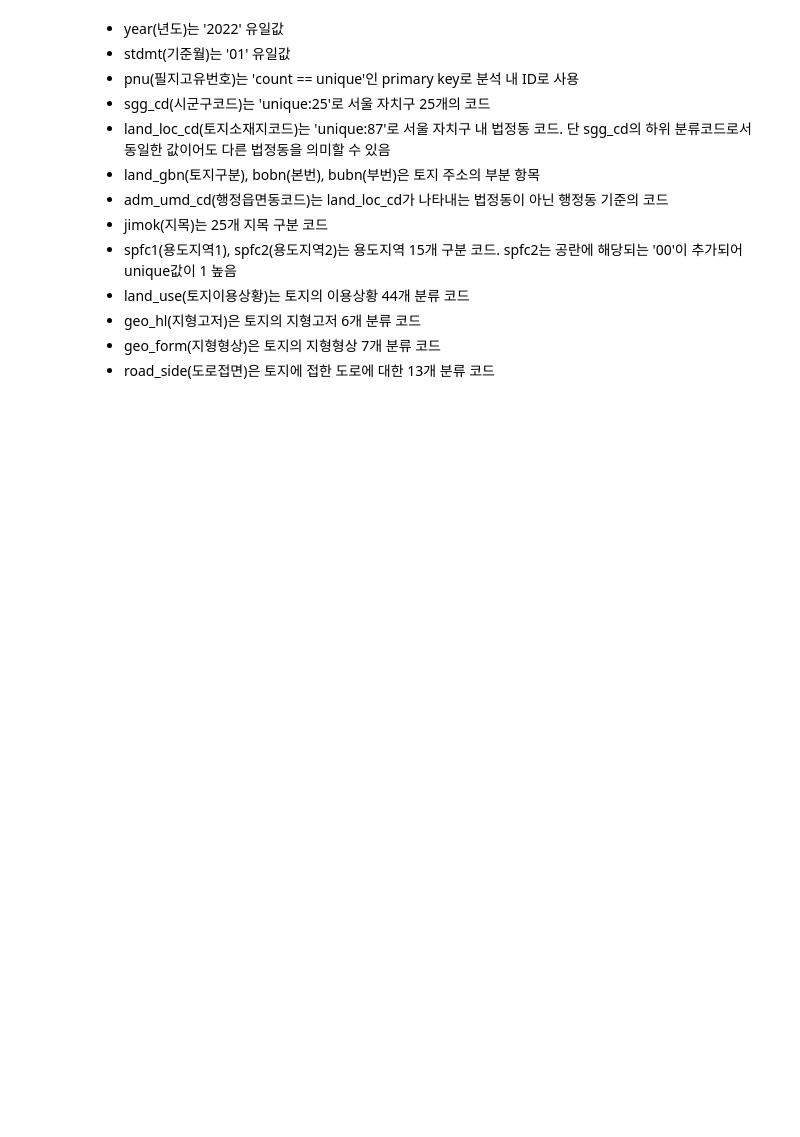
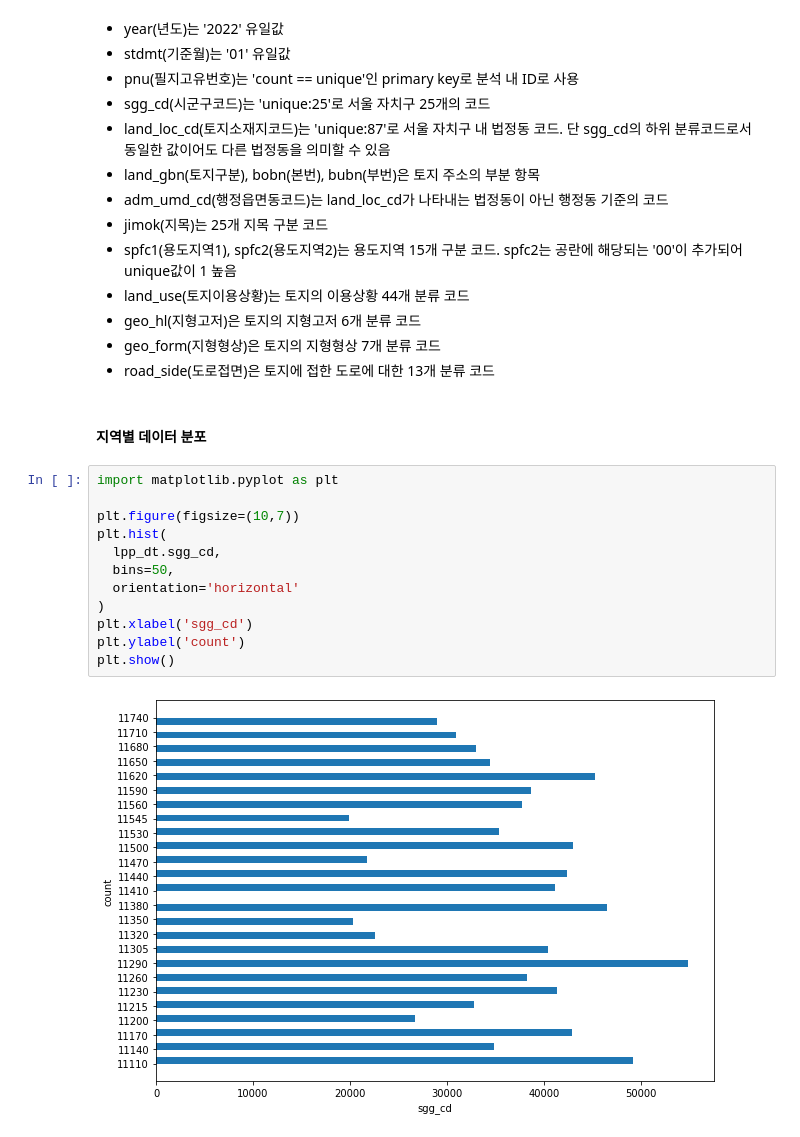
Before and after one commit to Bob-Cheol/bobtory, a Jupyter notebook: study/HongongMachine/2nd_study/2-3. 데이터 확인하기.ipynb, the cells around one changed output. Drawn from its saved outputs; the diff is of its cells as text; blank space fills up the shorter version.

```diff
--- a/study/HongongMachine/2nd_study/2-3. 데이터 확인하기.ipynb
+++ b/study/HongongMachine/2nd_study/2-3. 데이터 확인하기.ipynb
@@ -143,3 +143,19 @@ Deprecated in NumPy 1.20; for more details and guidance: https://numpy.org/devdo
 - geo_hl(지형고저)은 토지의 지형고저 6개 분류 코드
 - geo_form(지형형상)은 토지의 지형형상 7개 분류 코드
 - road_side(도로접면)은 토지에 접한 도로에 대한 13개 분류 코드
+# %% [markdown]
+#### 지역별 데이터 분포
+# %%
+import matplotlib.pyplot as plt
+
+plt.figure(figsize=(10,7))
+plt.hist(
+  lpp_dt.sgg_cd,
+  bins=50,
+  orientation='horizontal'
+)
+plt.xlabel('sgg_cd')
+plt.ylabel('count')
+plt.show()
+# %% [output]
+[figure, added]
```
Also changed, not shown: parts of 10 cells of this notebook, 3 other files.
